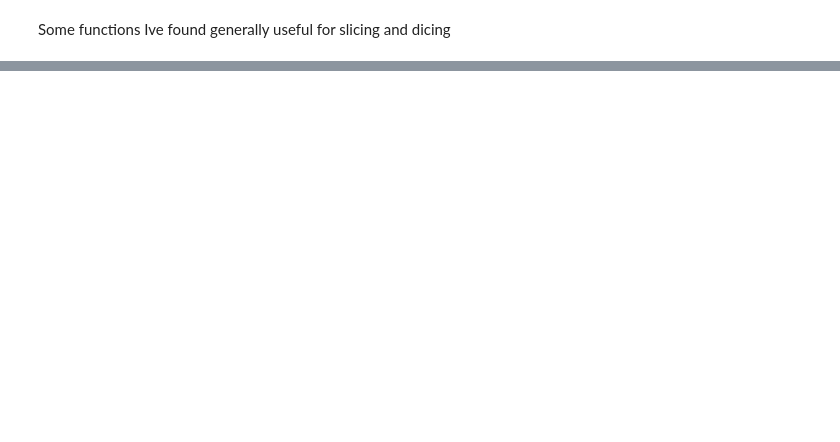
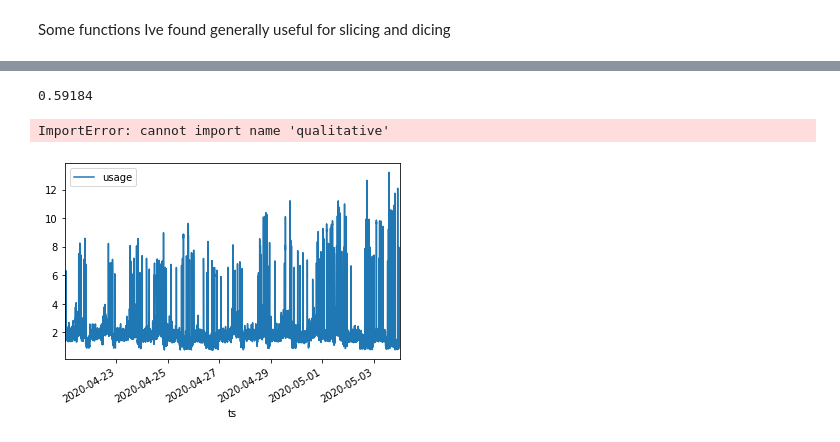
Before and after one commit to tumalow-will/boucherot, a Jupyter notebook: building_ml_notebook.ipynb, the cells around one changed output, grey strips where cells are left out. Drawn from its saved outputs; the diff is of its cells as text; code cells hidden in the pictures; blank space fills up the shorter version.

```diff
--- a/building_ml_notebook.ipynb
+++ b/building_ml_notebook.ipynb
@@ -1,4 +7,5 @@
 # %%
+import os
 import requests
 import pandas as pd
 #df = pd.read_csv('/home/will/notebooks/usage_data/cmg/2020-04-19__2020-04-26/Fire-MainService.raw.2020-04-19__2020-04-26.csv')
@@ -25,7 +32,7 @@ def process_df(df):
     return add_time_cols(df)
 
 def load_df(key, hdf='dataset.h5'):
-    df = pd.read_hdf(hdf, key)
+    df = pd.read_hdf(hdf, key=key, mode='r+')
     return process_df(df)
 
 def see_available_datasets(hdf='dataset.h5'):
@@ -102,0 +128,15 @@ NameError: name 'os' is not defined
+# %%
+df = load_df('/cmg/BofED-Admin')\
+# %%
+df.iloc[0]['usage']
+# %% [output]
+0.59184
+# %%
+df['ts'] = df.index
+# %%
+import plotly.express as px
+
+fig = px.line(df, x='ts', y='usage')
+fig.show()
+# %% [output]
+ImportError: cannot import name 'qualitative'
@@ -102,0 +145,13 @@ NameError: name 'os' is not defined
+# %%
+# gca stands for 'get current axis'
+ax = plt.gca()
+
+last_month_df = df[df.ts>'2020-04-21']
+
+
+last_month_df.plot(kind='line',x='ts',y='usage',ax=ax)
+
+
+plt.show()
+# %% [output]
+[figure, added]
```
Also changed, not shown: parts of 17 cells of this notebook.
